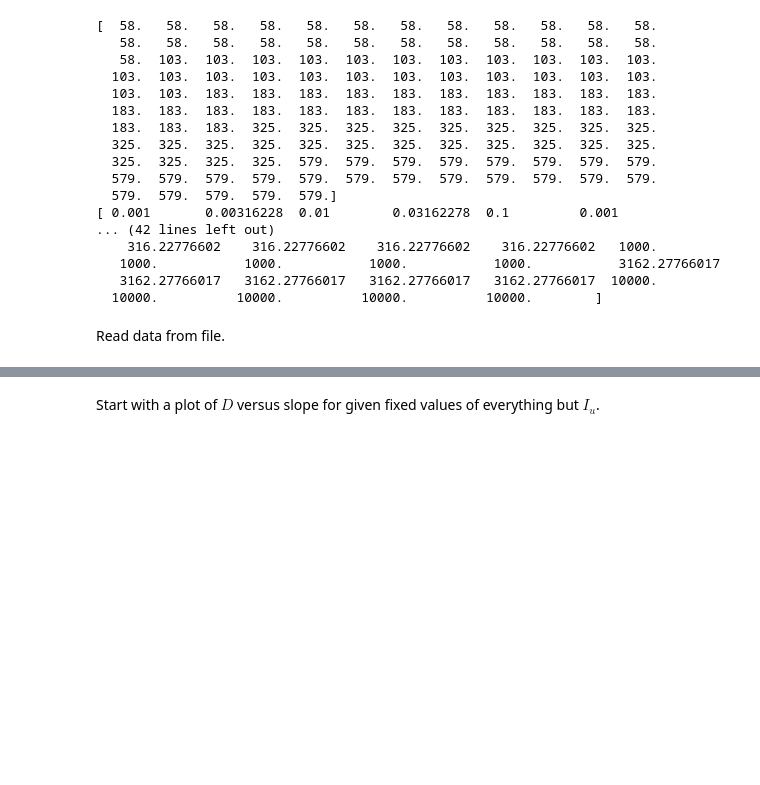
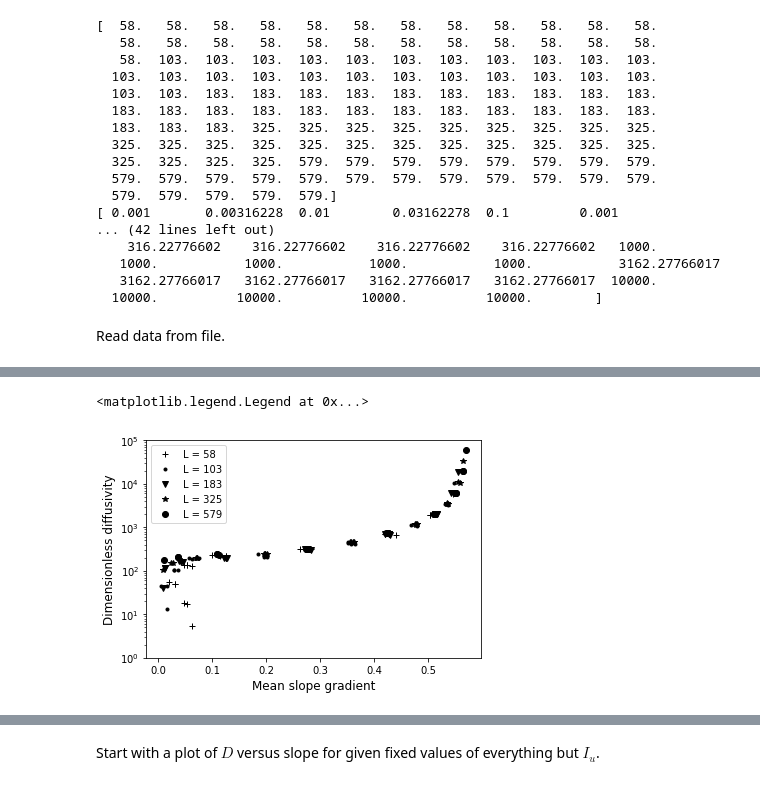
Before and after one commit to gregtucker/grain_hills, a Jupyter notebook: PostprocessingScripts/analysis_of_grain_hill_data.ipynb, the cells around one changed output, grey strips where cells are left out. Saved outputs shown, nothing was run; the diff lists cells and outputs as text; code cells hidden in the pictures; blank space fills up the shorter version.

```diff
--- a/PostprocessingScripts/analysis_of_grain_hill_data.ipynb
+++ b/PostprocessingScripts/analysis_of_grain_hill_data.ipynb
@@ -76,0 +122,12 @@ So, we ought to be able to plot $D$ as a function of slope, etc.
+# %%
+syms = ['k+', 'k.', 'kv', 'k*', 'ko']
+for i in range(0, 5):
+    idx = (i * 25) + np.arange(25)
+    plt.semilogy(mean_slope[idx], D_prime[idx], syms[i])
+plt.xlabel('Mean slope gradient', {'fontsize' : 12})
+plt.ylabel('Dimensionless diffusivity', {'fontsize' : 12})
+plt.ylim([1.0e0, 1.0e5])
+plt.legend(['L = 58', 'L = 103', 'L = 183', 'L = 325', 'L = 579'])
+# %% [output]
+<matplotlib.legend.Legend at 0x...>
+[figure, added]
```
Also changed, not shown: parts of 10 cells of this notebook, 3 other files.
